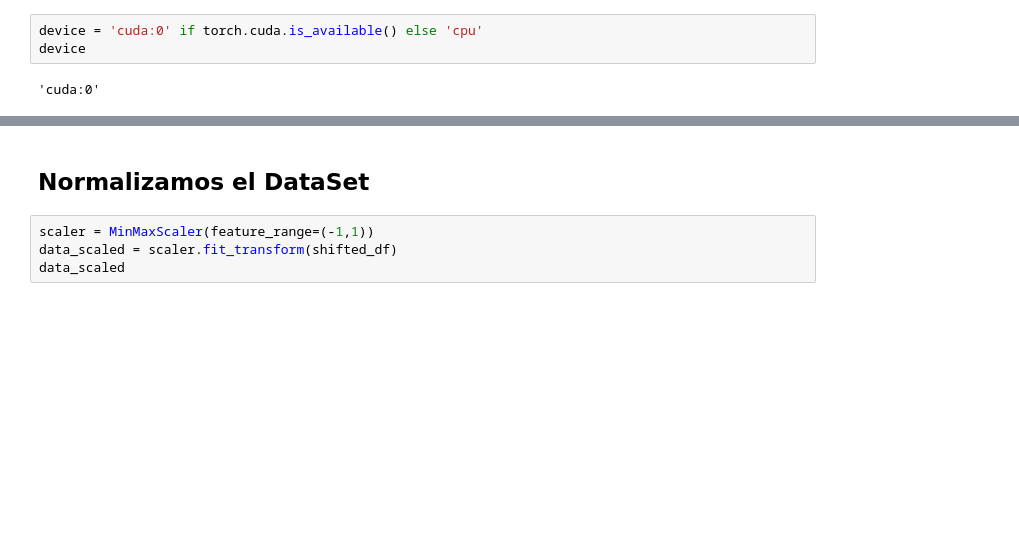
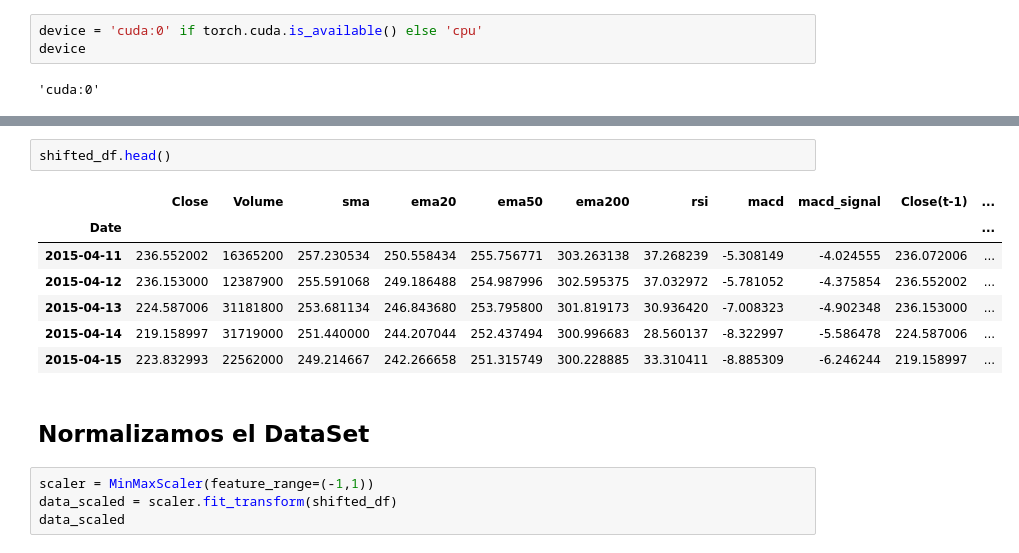
Before and after one commit to Ivo196/Crypto-Price-Forecasting-Using-Autoformer, a Jupyter notebook: Crypto price forecasting using Autoformer.ipynb, the cells around one changed output, grey strips where cells are left out. Drawn from its saved outputs; the diff is of its cells as text; blank space fills up the shorter version.

```diff
--- a/Crypto price forecasting using Autoformer.ipynb
+++ b/Crypto price forecasting using Autoformer.ipynb
@@ -186,3 +198,13 @@ shifted_df
+# %%
+shifted_df.head()
+# %% [output]
+|  | Close | Volume | sma | ema20 | ema50 | ema200 | rsi | macd | macd_signal | Close(t-1) | ... |
+| Date |  |  |  |  |  |  |  |  |  |  | ... |
+| 2015-04-11 | 236.552002 | 16365200 | 257.230534 | 250.558434 | 255.756771 | 303.263138 | 37.268239 | -5.308149 | -4.024555 | 236.072006 | ... |
+| 2015-04-12 | 236.153000 | 12387900 | 255.591068 | 249.186488 | 254.987996 | 302.595375 | 37.032972 | -5.781052 | -4.375854 | 236.552002 | ... |
+| 2015-04-13 | 224.587006 | 31181800 | 253.681134 | 246.843680 | 253.795800 | 301.819173 | 30.936420 | -7.008323 | -4.902348 | 236.153000 | ... |
+| 2015-04-14 | 219.158997 | 31719000 | 251.440000 | 244.207044 | 252.437494 | 300.996683 | 28.560137 | -8.322997 | -5.586478 | 224.587006 | ... |
+| 2015-04-15 | 223.832993 | 22562000 | 249.214667 | 242.266658 | 251.315749 | 300.228885 | 33.310411 | -8.885309 | -6.246244 | 219.158997 | ... |
 # %% [markdown]
 ## Normalizamos el DataSet
 # %%
```
Also changed, not shown: parts of 17 cells of this notebook.
